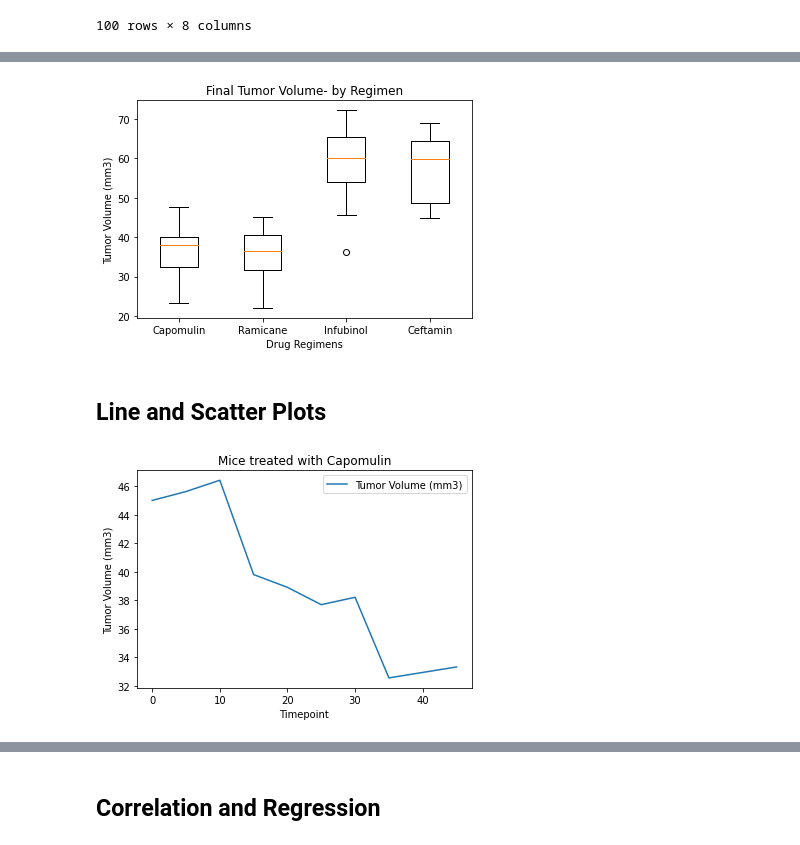
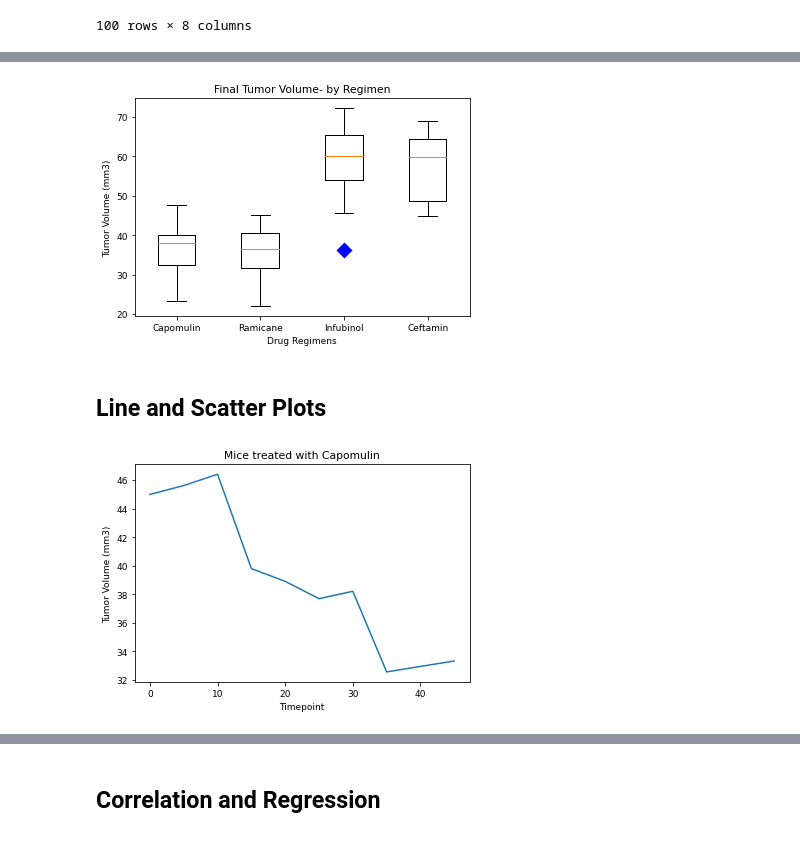
Before and after one commit to AnneNiemiec/Matplotlib, a Jupyter notebook: pymaceuticals.ipynb, the cells around one changed output, grey strips where cells are left out. Saved outputs shown, nothing was run; the diff lists cells and outputs as text; code cells hidden in the pictures.

```diff
--- a/pymaceuticals.ipynb
+++ b/pymaceuticals.ipynb
@@ -296,48 +297,17 @@ Series([], Name: Tumor Volume (mm3), dtype: float64) are outliers.
 # %%
 # Generate a box plot of the final tumor volume of each mouse across four regimens of interest
 #create df with regimen, id, and tumor volume at each range (use pivot function in pd); cheat sheet or use a nested list at the same time as creating the plot outliers
 
-plt.boxplot(tumor_volume,labels=four_regimens)
+flierprops = dict(marker='D', markerfacecolor='blue', markersize=12,
+                  markeredgecolor='none')
+plt.boxplot(tumor_volume,labels=four_regimens,flierprops=flierprops)
 plt.title("Final Tumor Volume- by Regimen")
 plt.xlabel("Drug Regimens")
 plt.ylabel("Tumor Volume (mm3)")
-########################################################################################
-# fig3=boxplot(colors = ['#0000FF','#00FF00','#FFFF00','#FF00FF']
 
-# # # Creating axes instance
-# # bp = ax.boxplot(tumor_volume, four_regimens = True,
-# #                 notch ='True', vert = 0)
-
-# for patch, color in zip(bp['boxes'], colors):
-#     patch.set_facecolor(color)
-
-# # changing color and linewidth of
-# # whiskers
-# for whisker in bp['whiskers']:
-#     whisker.set(color ='#8B008B',
-#                 linewidth = 1.5,
-#                 linestyle =":")
-
-# # changing color and linewidth of
-# # caps
-# for cap in bp['caps']:
-#     cap.set(color ='#8B008B',
-#             linewidth = 2)
-
-# changing color and linewidth of
-# medians
-# for median in bp['medians']:
-#     median.set(color ='red',
-#                linewidth = 3)
-
-# # changing style of fliers
-# for flier in bp['fliers']:
-#     flier.set(marker ='D',
-#               color ='#e7298a',
-#               alpha = 0.5) )
 plt.show()
 # %% [output]
-[figure, old version]
+[figure, new version]
 # %% [markdown]
 ## Line and Scatter Plots
 # %%
@@ -348,12 +318,13 @@ plt.show()
 df_regimen_Capomulin=df_combined_clean.loc[df_combined_clean['Drug Regimen']=='Capomulin']
 df_mouse_m957=df_regimen_Capomulin.loc[df_combined_clean['Mouse ID']=='m957']
 df_mouse_m957
-df_mouse_m957.plot(x="Timepoint", y="Tumor Volume (mm3)")
+ay=df_mouse_m957.plot(x="Timepoint", y="Tumor Volume (mm3)")
 plt.title("Mice treated with Capomulin")
 plt.ylabel("Tumor Volume (mm3)")
+ay.get_legend().remove()
 plt.show()
 # %% [output]
-[figure, old version]
+[figure, new version]
 # %%
 # Generate a scatter plot of average tumor volume vs. mouse weight for the Capomulin regimen
 df_average_Capomulin=df_regimen_Capomulin.groupby("Mouse ID").mean()
```
Also changed, not shown: parts of 6 cells of this notebook.
